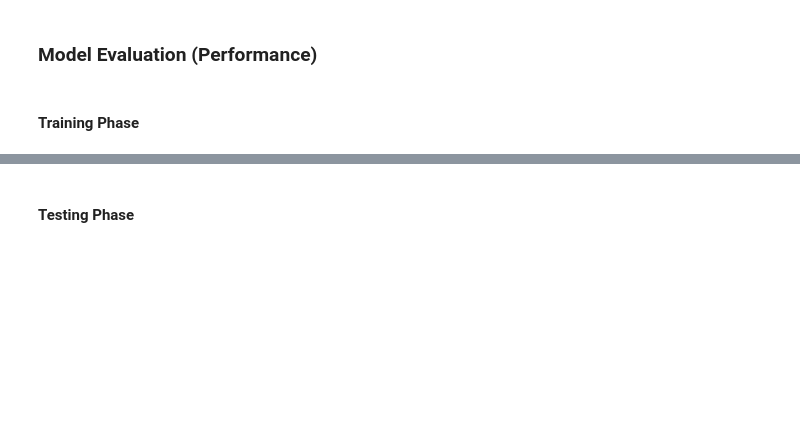
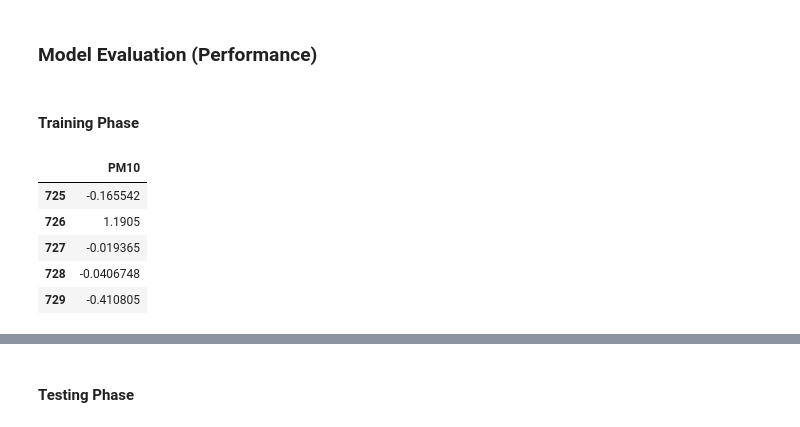
Before and after one commit to SvetiB/AirQualityStuttgart, a Jupyter notebook: AirQualityStuttgartModeling - Kopie.ipynb, the cells around one changed output, grey strips where cells are left out. Saved outputs shown, nothing was run; the diff lists cells and outputs as text; code cells hidden in the pictures; blank space fills up the shorter version.

```diff
--- a/AirQualityStuttgartModeling - Kopie.ipynb
+++ b/AirQualityStuttgartModeling - Kopie.ipynb
@@ -625,3 +599,16 @@ Difference between min Loss and min val_loss:  0.13377826421194683
 ### Model Evaluation (Performance)
 # %% [markdown]
 #### Training Phase
+# %%
+# hier wird test_pred in ein dataframe umgewandelt
+#test_pred
+df_test_pred_base = pd.DataFrame(test_pred, columns=['PM10'])
+df_test_pred_base = pd.DataFrame(np.array([["NaN"]]), columns=["PM10"]).append(df_test_pred_base, ignore_index=True)
+df_test_pred_base.tail()
+# %% [output]
+|  | PM10 |
+| 725 | -0.165542 |
+| 726 | 1.1905 |
+| 727 | -0.019365 |
+| 728 | -0.0406748 |
+| 729 | -0.410805 |
```
Also changed, not shown: parts of 11 cells of this notebook, 1 other file.
